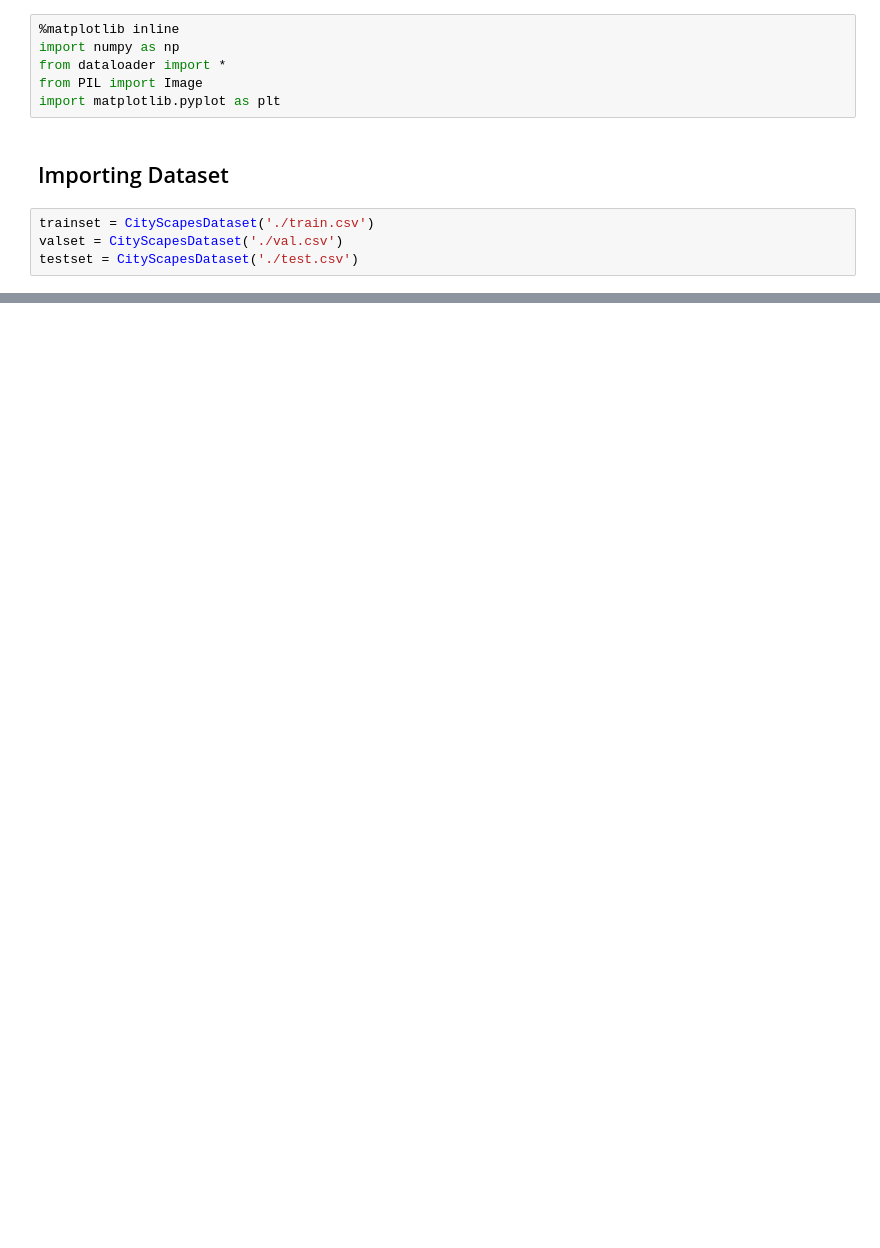
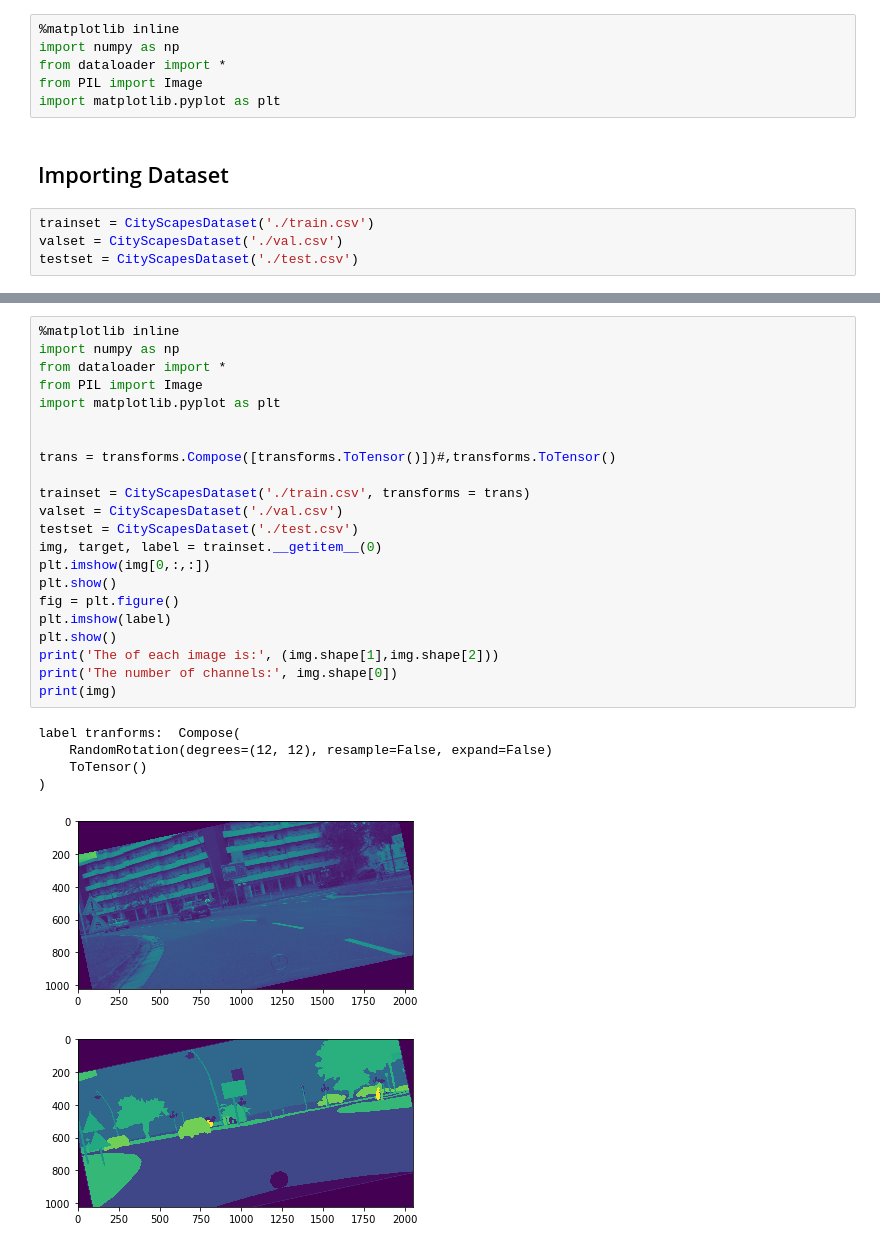
Before and after one commit to pkhorram/Semantic-Segmentation-Pytorch-, a Jupyter notebook: main_script.ipynb, the cells around one changed output, grey strips where cells are left out. Drawn from its saved outputs; the diff is of its cells as text; blank space fills up the shorter version.

```diff
--- a/main_script.ipynb
+++ b/main_script.ipynb
@@ -28,0 +29,29 @@ plt.show()
+# %%
+%matplotlib inline
+import numpy as np
+from dataloader import *
+from PIL import Image
+import matplotlib.pyplot as plt
+
+
+trans = transforms.Compose([transforms.ToTensor()])#,transforms.ToTensor()
+
+trainset = CityScapesDataset('./train.csv', transforms = trans)
+valset = CityScapesDataset('./val.csv')
+testset = CityScapesDataset('./test.csv')
+img, target, label = trainset.__getitem__(0)
+plt.imshow(img[0,:,:])
+plt.show()
+fig = plt.figure()
+plt.imshow(label)
+plt.show()
+print('The of each image is:', (img.shape[1],img.shape[2]))
+print('The number of channels:', img.shape[0])
+print(img)
+# %% [output]
+label tranforms:  Compose(
+    RandomRotation(degrees=(12, 12), resample=False, expand=False)
+    ToTensor()
+)
+[figure, added]
+[figure, added]
```
Also changed, not shown: parts of 4 cells of this notebook, 2 other files.
